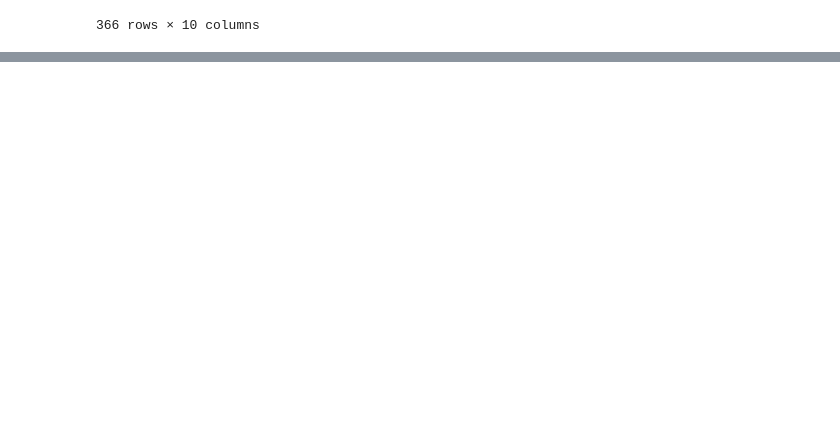
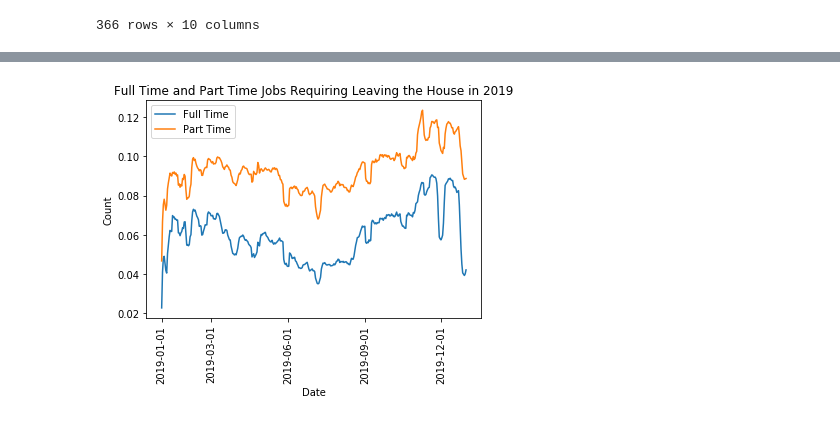
Before and after one commit to erickzli/IS597-COVID-Project, a Jupyter notebook: Kerstin's Folder/Evaluate- SafeGraph Data.ipynb, the cells around one changed output, grey strips where cells are left out. Cells and saved outputs as stored; diff of their text form; code cells hidden in the pictures; blank space fills up the shorter version.

```diff
--- a/Kerstin's Folder/Evaluate- SafeGraph Data.ipynb
+++ b/Kerstin's Folder/Evaluate- SafeGraph Data.ipynb
@@ -318,0 +317,3 @@ plt.show()
+# %%
+df_ft_IL = df_full_time.loc[df_full_time['geo_value'] == 'il']
+df_ft_IL
@@ -318,0 +334,3 @@ plt.show()
+# %%
+df_ft_IL_2019 = df_ft_IL.loc[df_ft_IL['time_value'] < '2020-01-01']
+df_ft_IL_2019
@@ -318,0 +368,3 @@ plt.show()
+# %%
+df_pt_IL = df_part_time.loc[df_part_time['geo_value'] == 'il']
+df_pt_IL
@@ -318,0 +385,3 @@ plt.show()
+# %%
+df_pt_IL_2019 = df_pt_IL.loc[df_pt_IL['time_value'] < '2020-01-01']
+df_pt_IL_2019
@@ -318,0 +419,14 @@ plt.show()
+# %%
+plt.plot(df_ft_IL_2019['time_value'], df_ft_IL_2019['value'], label = 'Full Time')
+plt.plot(df_pt_IL_2019['time_value'], df_pt_IL_2019['value'], label = 'Part Time')
+plt.xlabel('Date')
+plt.xticks(['2019-01-01', '2019-03-01', '2019-06-01', '2019-09-01', '2019-12-01'], rotation = 90)
+plt.ylabel('Count')
+plt.title('Full Time and Part Time Jobs Requiring Leaving the House in 2019')
+plt.grid(False)
+plt.legend()
+
+#plt.savefig('com_home_week_IL_2020.png', dpi=300, bbox_inches='tight')
+plt.show()
+# %% [output]
+[figure, added]
```
Also changed, not shown: parts of 9 cells of this notebook.
